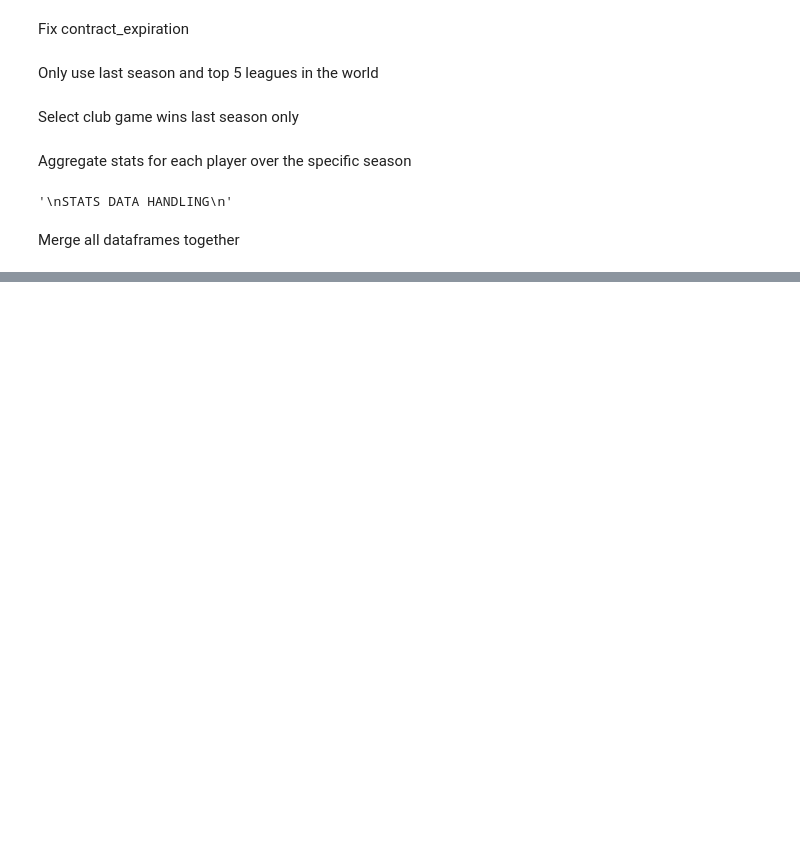
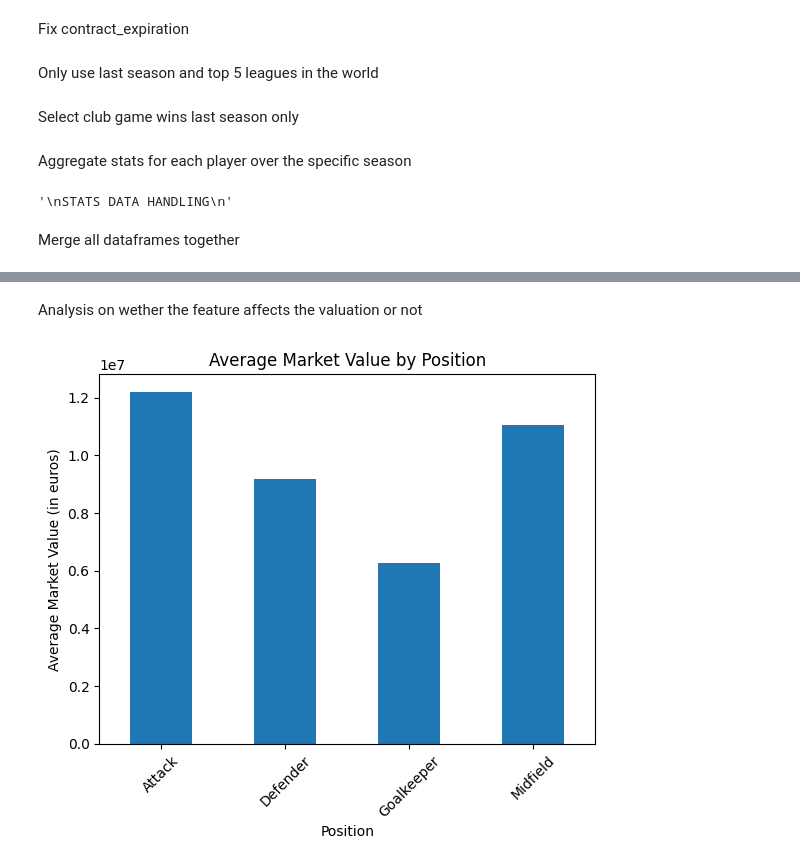
Before and after one commit to rogoran/transferValuationProject, a Jupyter notebook: dataset_analysis.ipynb, the cells around one changed output, grey strips where cells are left out. Cells and saved outputs as stored; diff of their text form; code cells hidden in the pictures; blank space fills up the shorter version.

```diff
--- a/dataset_analysis.ipynb
+++ b/dataset_analysis.ipynb
@@ -54,7 +54,7 @@ df_categorical = pd.read_csv(categorical_path)
 #comment: dropping sub-position as all players only have one
 df_cat = df_categorical.drop(
     columns=[
-        "first_name", "last_name", "name", "player_code", "city_of_birth", "country_of_citizenship", "image_url", "url", "highest_market_value_in_eur", "current_club_name",
+        "first_name", "last_name", "name", "player_code", "city_of_birth", "image_url", "url", "highest_market_value_in_eur", "current_club_name",
         "agent_name", "current_club_domestic_competition_id", "market_value_in_eur", "current_club_domestic_competition_id", "current_club_id", "last_season", "sub_position"
         ])
 
@@ -129,10 +133,18 @@ df_cat['contract_expiration_date'] = pd.to_datetime(df_cat['contract_expiration_
 current_date = pd.to_datetime(str(latest_year) + MONTH_END) #get latest date we are looking at
 
 # Calculate the difference in months between the contract expiration date and the current date
-df_cat['months_left'] = (df_cat['contract_expiration_date'] - current_date).fillna(pd.Timedelta(days=0)).astype('timedelta64[M]').astype(int)
+# Calculate the difference in days first
+df_cat['days_left'] = (df_cat['contract_expiration_date'] - current_date).dt.days.fillna(0)
+
+# Convert days to months by dividing by the average number of days per month
+# The average number of days in a month is approximately 30.44
+df_cat['months_left'] = df_cat['days_left'] / 30.44
+
+# Optional: If you want to round to the nearest whole number
+df_cat['months_left'] = df_cat['months_left'].round().astype(int)
 
 #contract expiration now redundant
-df_cat = df_cat.drop(columns=["contract_expiration_date"])
+df_cat = df_cat.drop(columns=["contract_expiration_date", "days_left"])
 
 # Set negative values to zero because there will be some outgoing contracts at end of seasons
 df_cat['months_left'] = df_cat['months_left'].clip(lower=0)
@@ -166,6 +178,8 @@ Select club game wins last season only
 # %%
 #aggregate stats for last season
 df_aggregated_club_games= df_club_games_last_season.groupby('club_id').agg({
+    'own_goals': 'sum',
+    'opponent_goals': 'sum',
     'is_win': 'sum'
 }).reset_index()
 
@@ -199,7 +213,4 @@ Merge all dataframes together
 #Merge all dataframes together
 df_val_stats_last_season = pd.merge(df_latest_valuations_last_season, df_aggregated_stats_last_season, on='player_id', how='inner')
 df_val_stats_cat_last_season = pd.merge(df_val_stats_last_season, df_cat, on='player_id', how="inner")
-df_val_stats_cat_club_last_season = pd.merge(df_val_stats_cat_last_season, df_aggregated_club_games, on='current_club_id', how="inner")
-
-#To add from club:
-#Antal vinster, titlar,
+df_features = pd.merge(df_val_stats_cat_last_season, df_aggregated_club_games, on='current_club_id', how="inner")
@@ -221,0 +235,2 @@ df_val_stats_cat_club_last_season
+# %% [markdown]
+Analysis on wether the feature affects the valuation or not
@@ -221,0 +240,13 @@ df_val_stats_cat_club_last_season
+# %%
+df_features = df_features[df_features['position'] != "Missing"]
+grouped_data = df_features.groupby('position')['market_value_in_eur'].mean()
+
+# Plotting
+grouped_data.plot(kind='bar')
+plt.title('Average Market Value by Position')
+plt.xlabel('Position')
+plt.ylabel('Average Market Value (in euros)')
+plt.xticks(rotation=45)  # Rotates the labels on x-axis for better readability
+plt.show()
+# %% [output]
+[figure, added]
```
Also changed, not shown: parts of 11 cells of this notebook, 2 other files.
